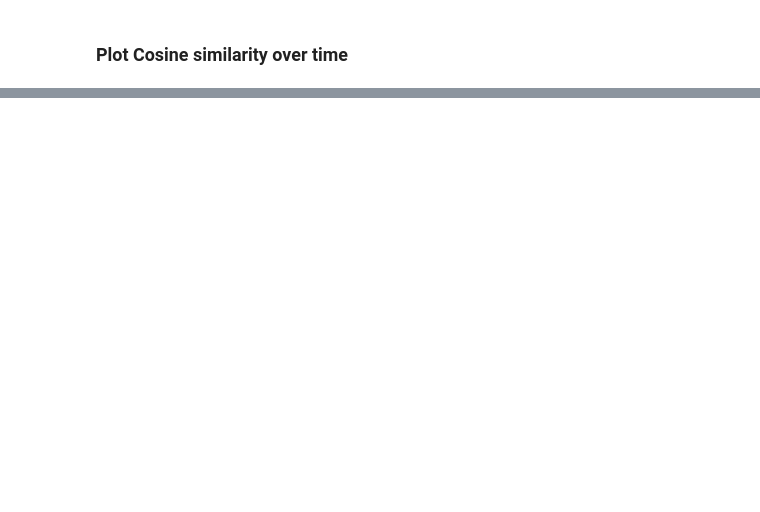
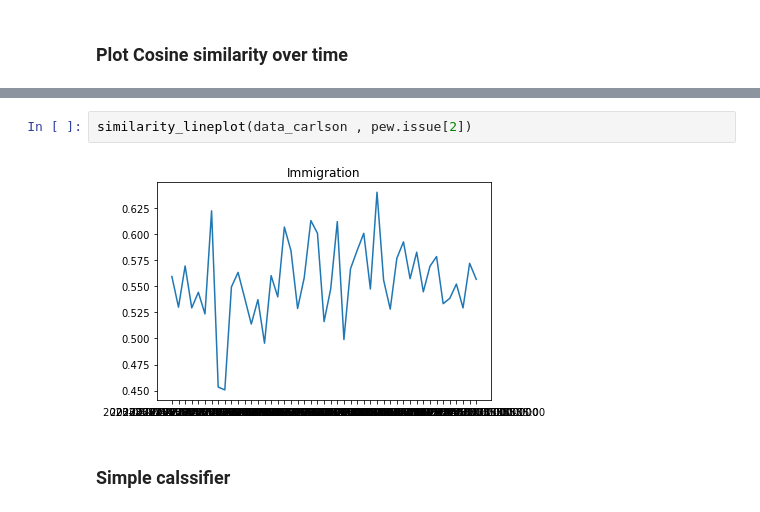
Before and after one commit to rileyschenck/milestoneproject, a Jupyter notebook: GoogleNewsVectors.ipynb, the cells around one changed output, grey strips where cells are left out. Drawn from its saved outputs; the diff is of its cells as text; blank space fills up the shorter version.

```diff
--- a/GoogleNewsVectors.ipynb
+++ b/GoogleNewsVectors.ipynb
@@ -135,0 +157,6 @@ Text(0.5, 1.0, 'Gun policy')
+# %%
+similarity_lineplot(data_carlson , pew.issue[2])
+# %% [output]
+[figure, added]
+# %% [markdown]
+### Simple calssifier
```
Also changed, not shown: parts of 21 cells of this notebook.
